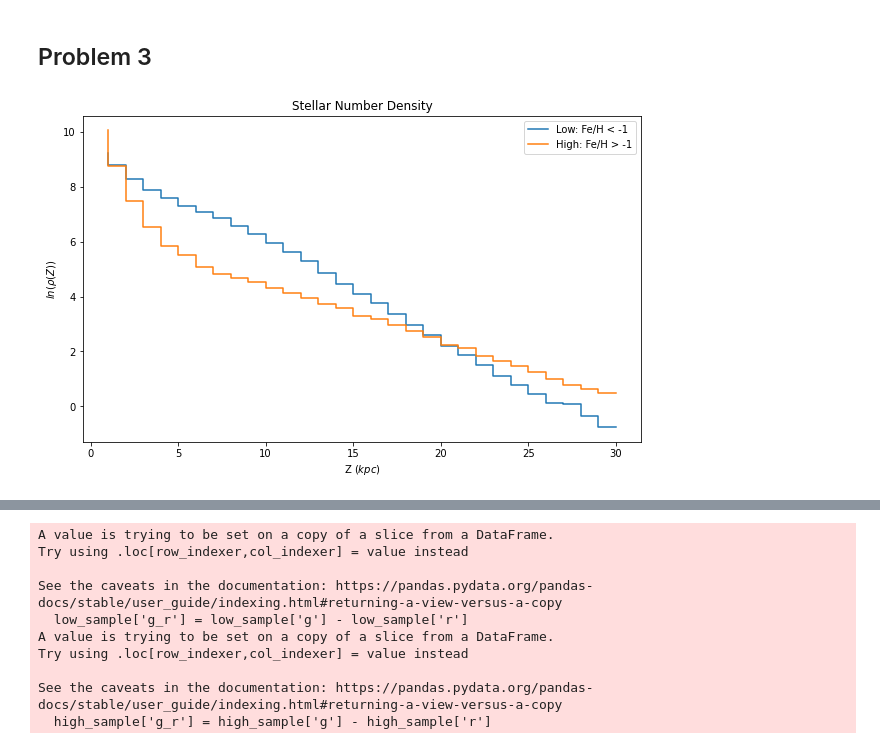
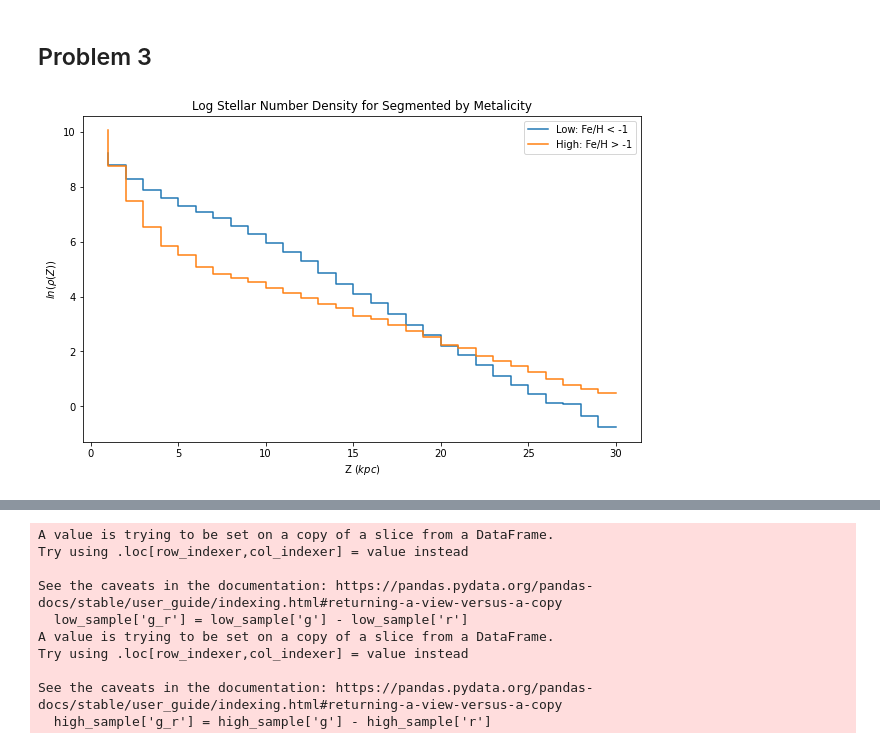
Before and after one commit to ykwang1/astr-511-w21, a Jupyter notebook: homeworks/notebooks/Homework 1.ipynb, the cells around one changed output, grey strips where cells are left out. Drawn from its saved outputs; the diff is of its cells as text; code cells hidden in the pictures.

```diff
--- a/homeworks/notebooks/Homework 1.ipynb
+++ b/homeworks/notebooks/Homework 1.ipynb
@@ -252,16 +267,16 @@ df['Fe/H'].hist(bins=20)
 ## Problem 3
 # %%
 plt.figure()
-plt.title('Stellar Number Density')
+plt.title('Log Stellar Number Density for Segmented by Metalicity')
 low_sample = gr24.loc[gr24['Fe/H'] < -1]
 high_sample = gr24.loc[gr24['Fe/H'] > -1]
 
 plot_dens_hist(30, 1, 1, low_sample.loc[:, 'Z(kpc)'], 'Low: Fe/H < -1', func=np.log)
 plot_dens_hist(30, 1, 1, high_sample.loc[:, 'Z(kpc)'], 'High: Fe/H > -1', func=np.log)
 # plt.yscale('log')
 plt.xlabel(r'Z ($kpc$)')
 plt.ylabel(r'$ln(\rho(Z))$')
 plt.legend()
 plt.show()
 # %% [output]
-[figure, old version]
+[figure, new version]
```
Also changed, not shown: parts of 26 cells of this notebook.
